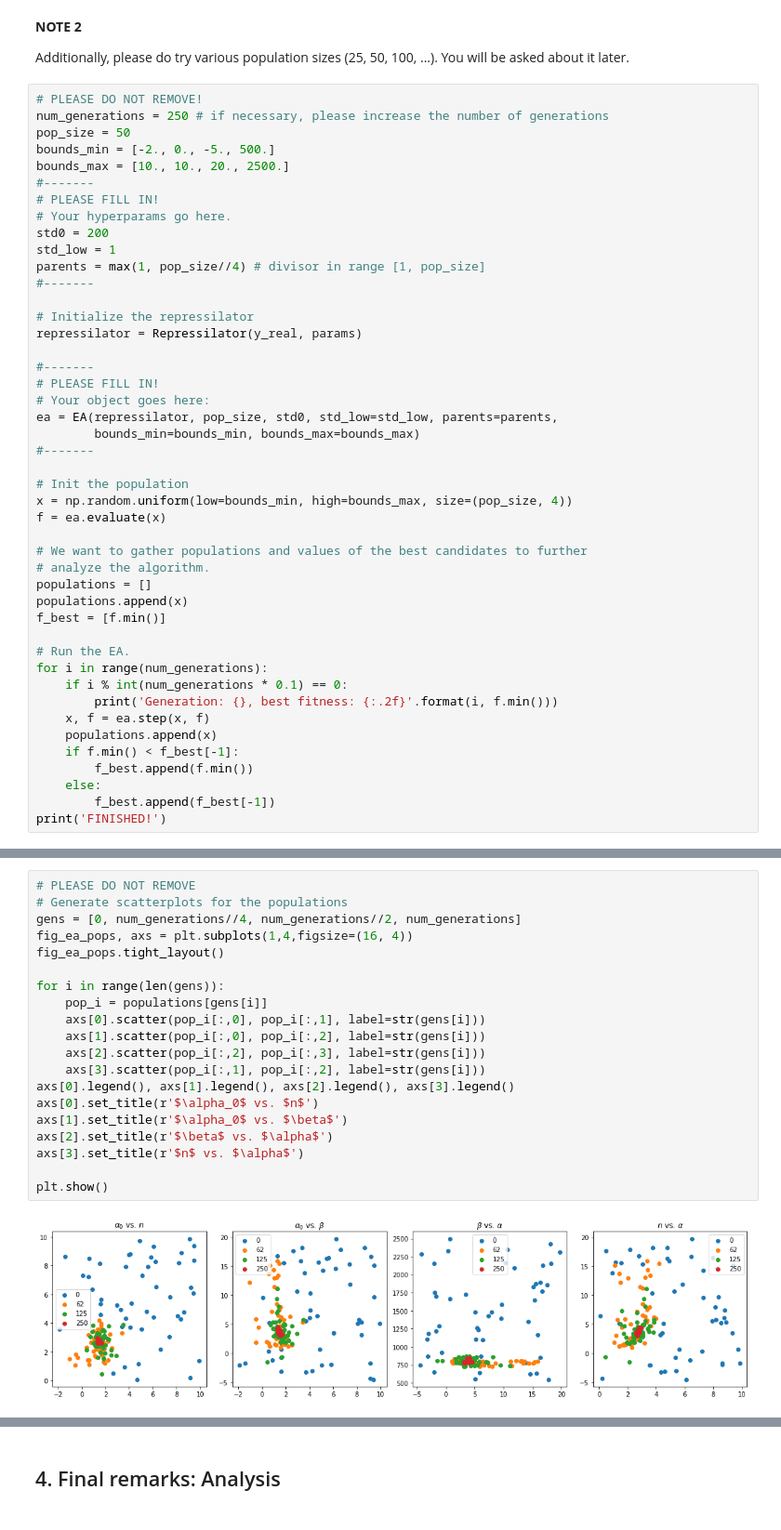
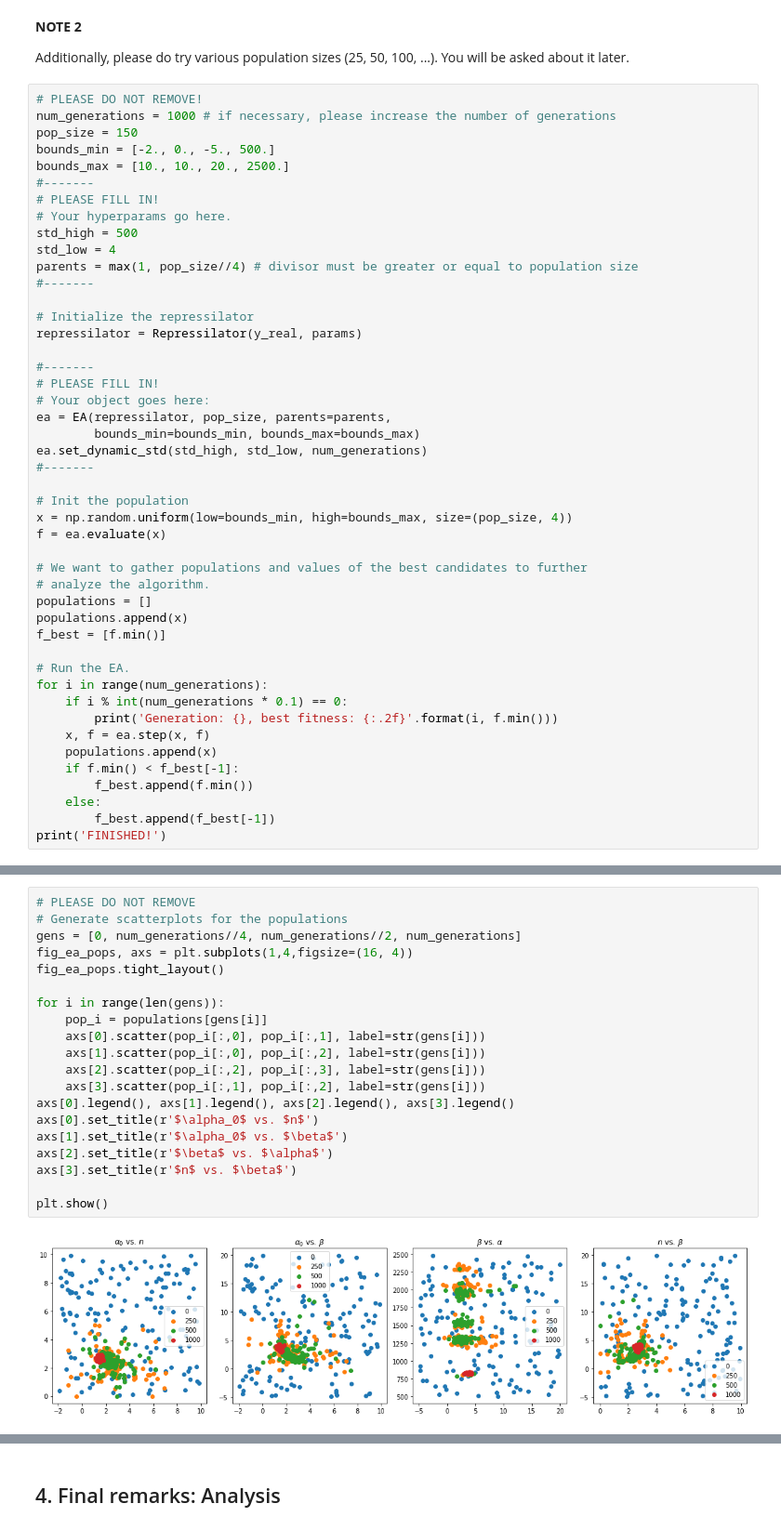
Before and after one commit to ChackMociute/Computational-Intelligence, a Jupyter notebook: Assignments/Assignment 3/assignment_3.ipynb, the cells around one changed output, grey strips where cells are left out. Shown: that part at 93% size. Saved outputs shown, nothing was run; the diff lists cells and outputs as text.

```diff
--- a/Assignments/Assignment 3/assignment_3.ipynb
+++ b/Assignments/Assignment 3/assignment_3.ipynb
@@ -290,16 +357,16 @@ Since this assignment allows you implementing your own operations, this is diffi
 Additionally, please do try various population sizes (25, 50, 100, ...). You will be asked about it later.
 # %%
 # PLEASE DO NOT REMOVE!
-num_generations = 250 # if necessary, please increase the number of generations
-pop_size = 50
+num_generations = 1000 # if necessary, please increase the number of generations
+pop_size = 150
 bounds_min = [-2., 0., -5., 500.]
 bounds_max = [10., 10., 20., 2500.]
 #-------
 # PLEASE FILL IN!
 # Your hyperparams go here.
-std0 = 200
-std_low = 1
-parents = max(1, pop_size//4) # divisor in range [1, pop_size]
+std_high = 500
+std_low = 4
+parents = max(1, pop_size//4) # divisor must be greater or equal to population size
 #-------
 
 # Initialize the repressilator
@@ -308,8 +375,9 @@ repressilator = Repressilator(y_real, params)
 #-------
 # PLEASE FILL IN!
 # Your object goes here:
-ea = EA(repressilator, pop_size, std0, std_low=std_low, parents=parents,
+ea = EA(repressilator, pop_size, parents=parents,
         bounds_min=bounds_min, bounds_max=bounds_max)
+ea.set_dynamic_std(std_high, std_low, num_generations)
 #-------
 
 # Init the population
@@ -375,25 +443,25 @@ for i in range(2):
 # %%
 # PLEASE DO NOT REMOVE
 # Generate scatterplots for the populations
 gens = [0, num_generations//4, num_generations//2, num_generations]
 fig_ea_pops, axs = plt.subplots(1,4,figsize=(16, 4))
 fig_ea_pops.tight_layout()
 
 for i in range(len(gens)):
     pop_i = populations[gens[i]]
     axs[0].scatter(pop_i[:,0], pop_i[:,1], label=str(gens[i]))
     axs[1].scatter(pop_i[:,0], pop_i[:,2], label=str(gens[i]))
     axs[2].scatter(pop_i[:,2], pop_i[:,3], label=str(gens[i]))
     axs[3].scatter(pop_i[:,1], pop_i[:,2], label=str(gens[i]))
 axs[0].legend(), axs[1].legend(), axs[2].legend(), axs[3].legend()
 axs[0].set_title(r'$\alpha_0$ vs. $n$')
 axs[1].set_title(r'$\alpha_0$ vs. $\beta$')
 axs[2].set_title(r'$\beta$ vs. $\alpha$')
-axs[3].set_title(r'$n$ vs. $\alpha$')
+axs[3].set_title(r'$n$ vs. $\beta$')
 
 plt.show()
 # %% [output]
-[figure, old version]
+[figure, new version]
 # %%
 # PLEASE DO NOT REMOVE
 # The convergence plot: the best value of the fitness function for each generation
```
Also changed, not shown: parts of 16 cells of this notebook, 1 other file.
